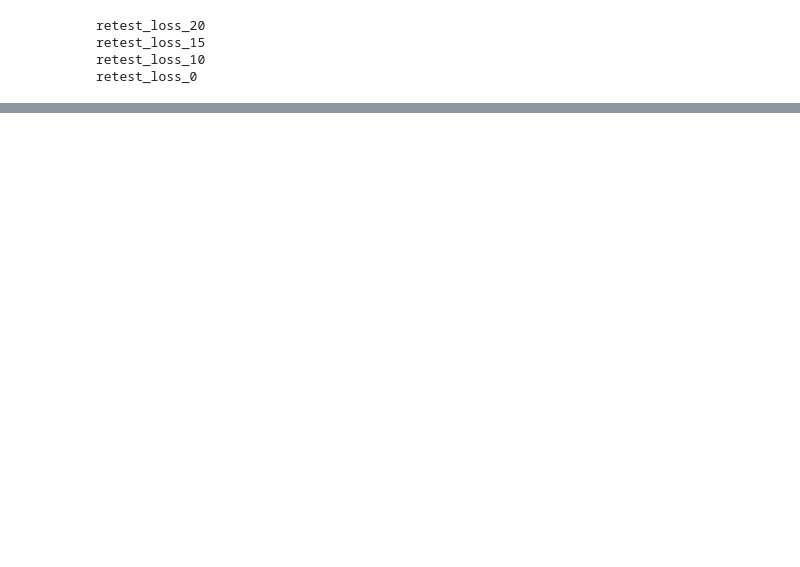
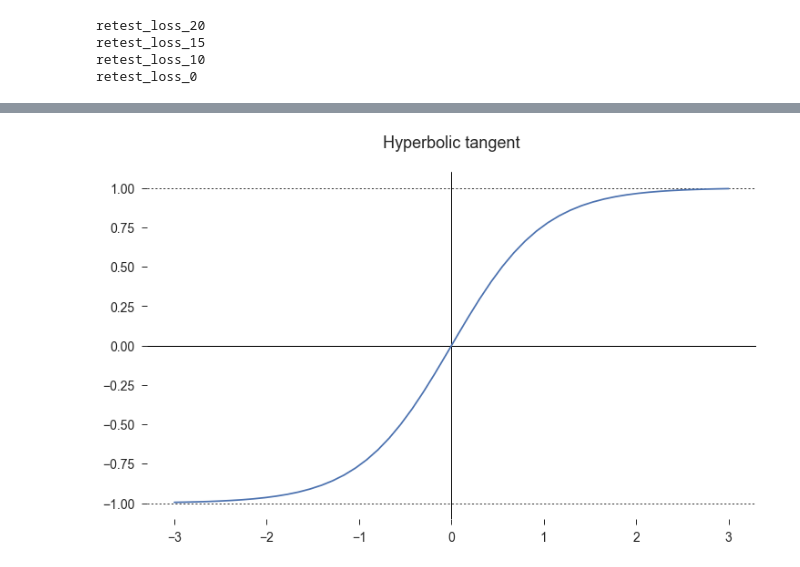
Before and after one commit to alegaballo/master_thesis, a Jupyter notebook: project/evaluation/prediction_testing/prediction_analysis.ipynb, the cells around one changed output, grey strips where cells are left out. Cells and saved outputs as stored; diff of their text form; code cells hidden in the pictures; blank space fills up the shorter version.

```diff
--- a/project/evaluation/prediction_testing/prediction_analysis.ipynb
+++ b/project/evaluation/prediction_testing/prediction_analysis.ipynb
@@ -113,0 +117,15 @@ plt.show()
+# %%
+plt.figure(figsize=(12,7))
+plt.axhline(0, color='black',linewidth=1)
+plt.axhline(1, color='black', linewidth=0.8, ls='dotted')
+plt.axhline(-1, color='black',linewidth=0.8, ls='dotted')
+plt.axvline(0, color='black', linewidth=1)
+sns.despine(left=True, bottom=True)
+plt.title('Hyperbolic tangent\n', fontsize=18)
+plt.yticks(fontsize=14)
+plt.xticks(fontsize=14)
+plt.plot(x,y)
+plt.savefig('/home/alegaballo/Dropbox/tesi-Alessandro/presentation/img/tanh.eps', transparent=True, format='eps', dpi=500,bbox_inches='tight')
+plt.show()
+# %% [output]
+[figure, added]
```
Also changed, not shown: parts of 3 cells of this notebook, 2 other files.
